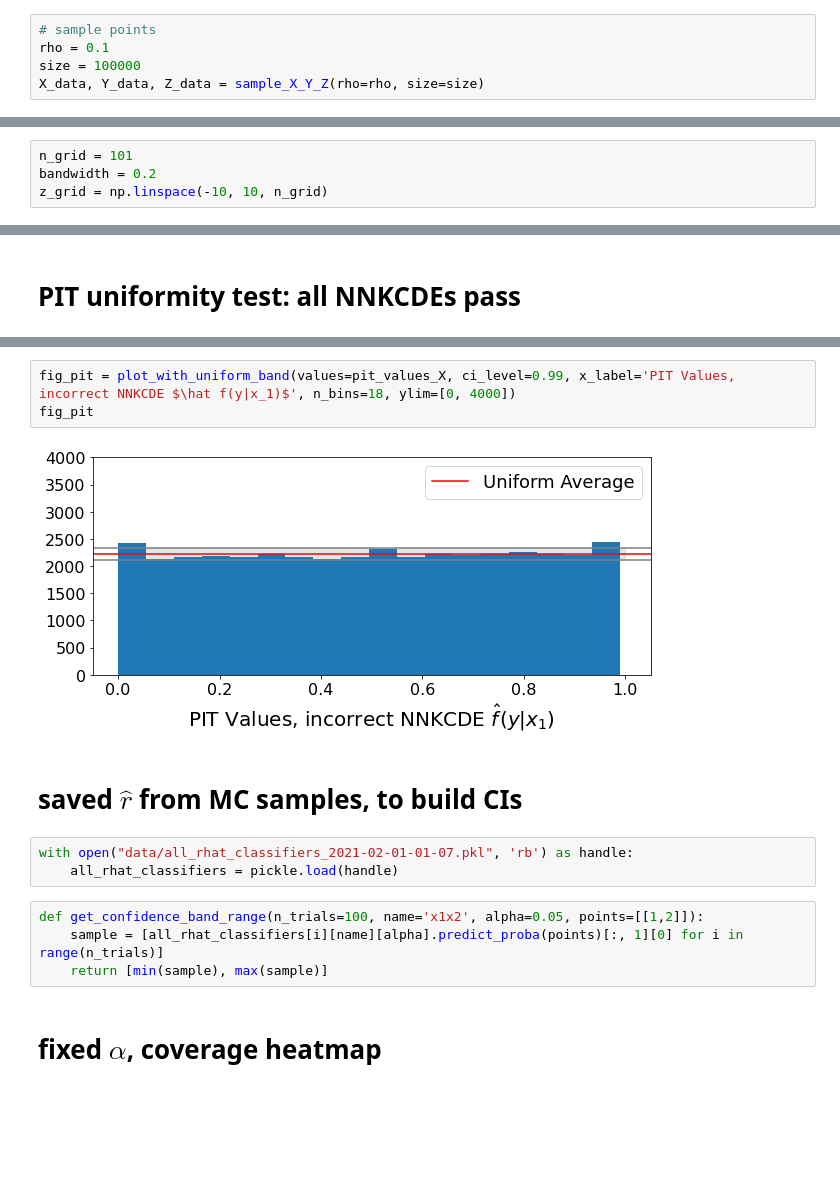
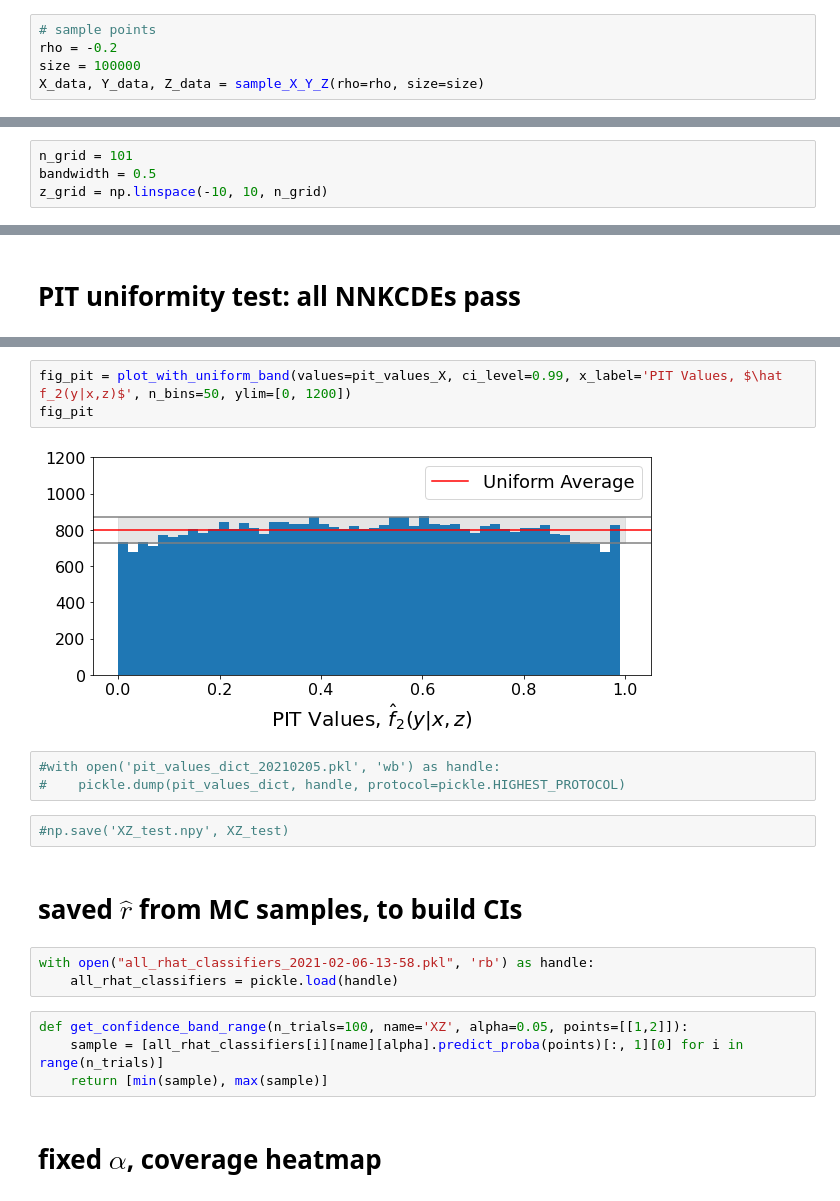
Before and after one commit to zhao-david/CDE-diagnostics, a Jupyter notebook: toy_example_1_v2.ipynb, the cells around one changed output, grey strips where cells are left out. Drawn from its saved outputs; the diff is of its cells as text; blank space fills up the shorter version.

```diff
--- a/toy_example_1_v2.ipynb
+++ b/toy_example_1_v2.ipynb
@@ -35,7 +36,7 @@ def get_true_conditional_dist(X, Z, std=1):
     return dist
 # %%
 # sample points
-rho = 0.1
+rho = -0.2
 size = 100000
 X_data, Y_data, Z_data = sample_X_Y_Z(rho=rho, size=size)
 # %% [markdown]
@@ -112,7 +113,7 @@ model_X = nnkcde.NNKCDE(k=k)
 model_X.fit(x_train=X_train, z_train=Y_train)
 # %%
 n_grid = 101
-bandwidth = 0.2
+bandwidth = 0.5
 z_grid = np.linspace(-10, 10, n_grid)
 # %%
 %%time
@@ -142,15 +157,20 @@ fig_pit
 # %%
-fig_pit = plot_with_uniform_band(values=pit_values_X, ci_level=0.99, x_label='PIT Values, incorrect NNKCDE $\hat f(y|x_1)$', n_bins=18, ylim=[0, 4000])
+fig_pit = plot_with_uniform_band(values=pit_values_X, ci_level=0.99, x_label='PIT Values, $\hat f_2(y|x,z)$', n_bins=50, ylim=[0, 1200])
 fig_pit
 # %% [output]
-[figure, old version]
+[figure, new version]
+# %%
+#with open('pit_values_dict_20210205.pkl', 'wb') as handle:
+#    pickle.dump(pit_values_dict, handle, protocol=pickle.HIGHEST_PROTOCOL)
+# %%
+#np.save('XZ_test.npy', XZ_test)
 # %% [markdown]
 # saved $\hat r$ from MC samples, to build CIs
 # %%
-with open("data/all_rhat_classifiers_2021-02-01-01-07.pkl", 'rb') as handle:
+with open("all_rhat_classifiers_2021-02-06-13-58.pkl", 'rb') as handle:
     all_rhat_classifiers = pickle.load(handle)
 # %%
-def get_confidence_band_range(n_trials=100, name='x1x2', alpha=0.05, points=[[1,2]]):
+def get_confidence_band_range(n_trials=100, name='XZ', alpha=0.05, points=[[1,2]]):
     sample = [all_rhat_classifiers[i][name][alpha].predict_proba(points)[:, 1][0] for i in range(n_trials)]
     return [min(sample), max(sample)]
 # %% [markdown]
```
Also changed, not shown: parts of 53 cells of this notebook.
